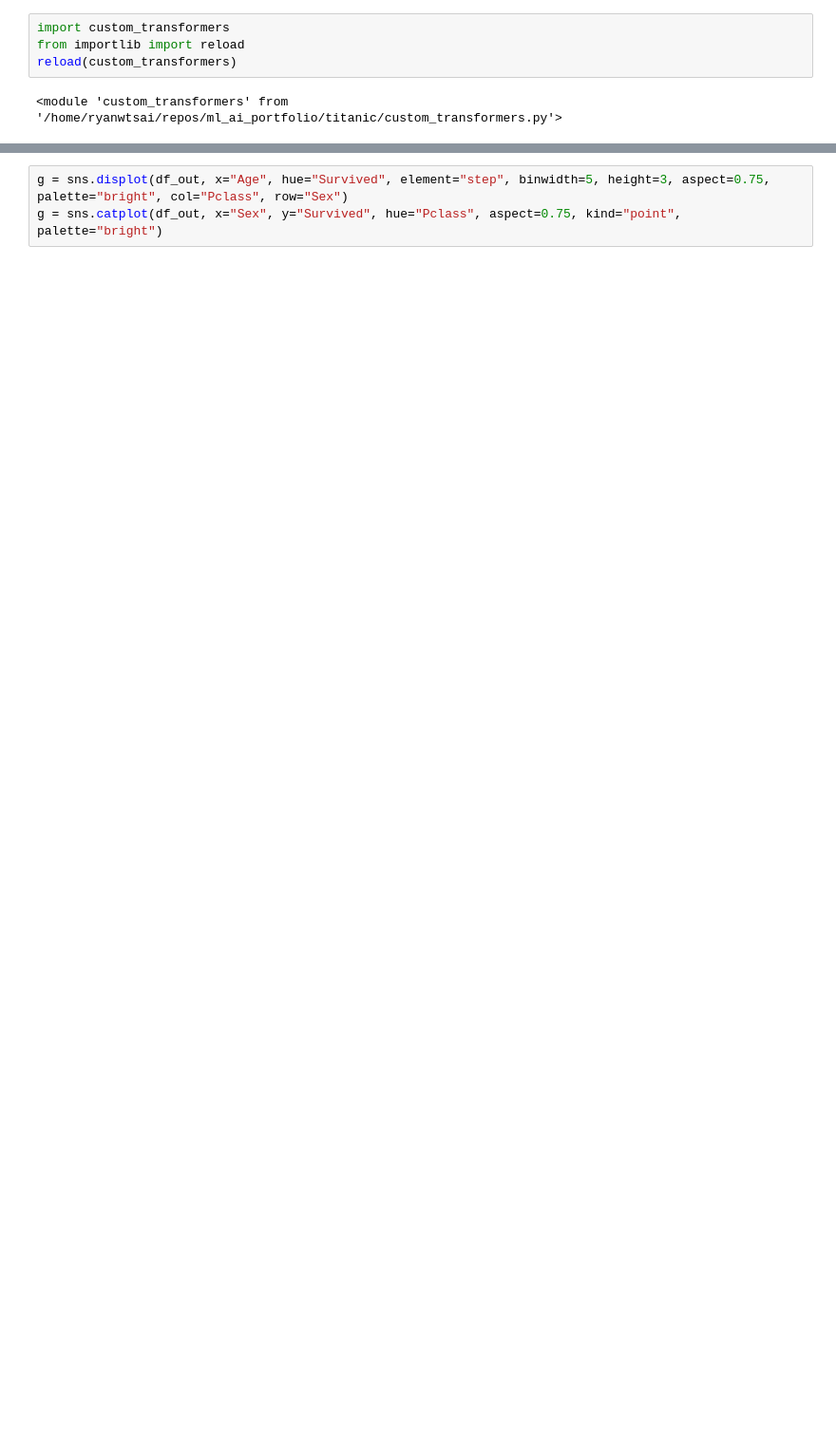
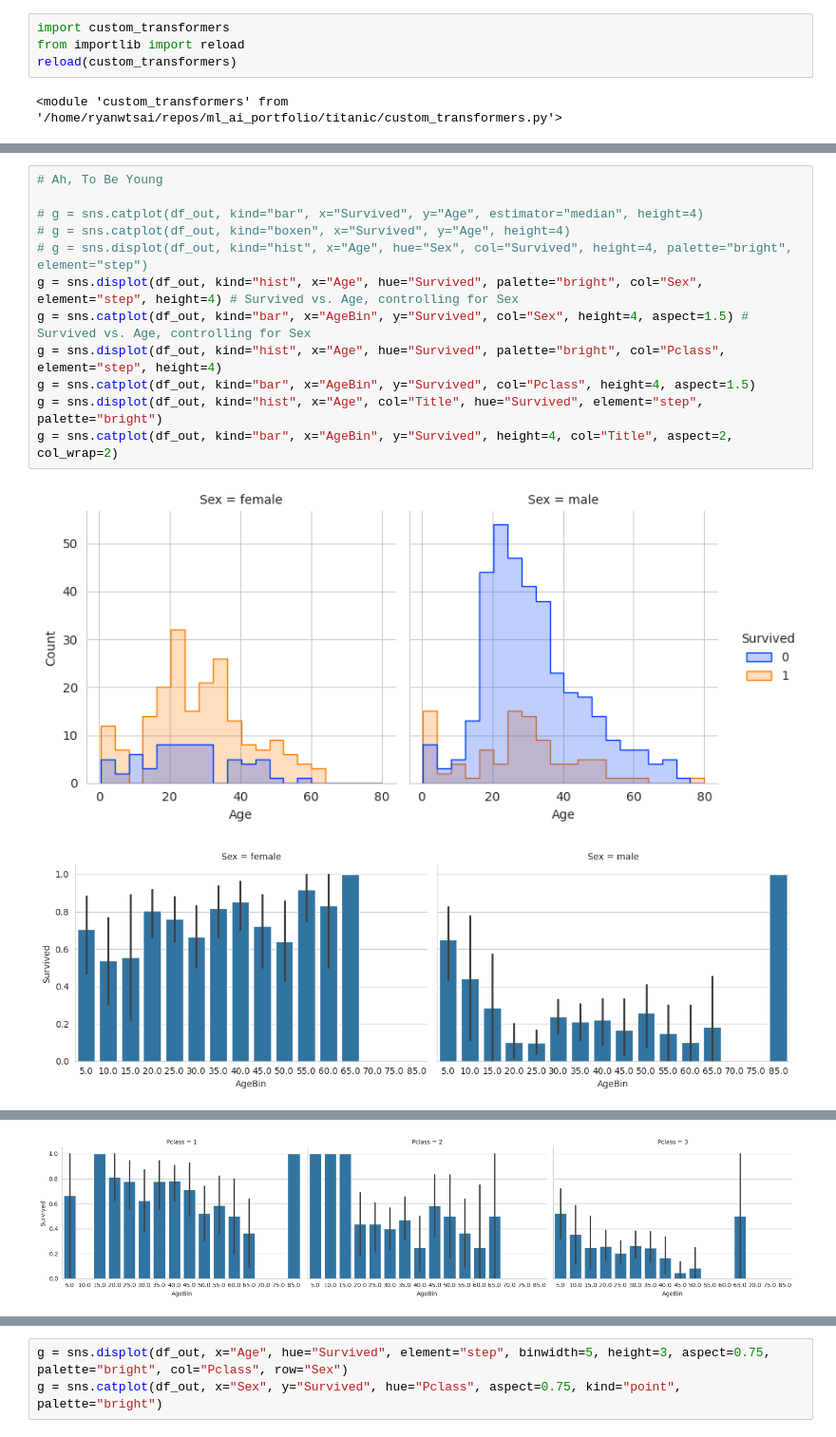
Before and after one commit to rfdspeng/ml_ai_portfolio, a Jupyter notebook: titanic/titanic.ipynb, the cells around one changed output, grey strips where cells are left out. Shown at 95% size. Drawn from its saved outputs; the diff is of its cells as text; blank space fills up the shorter version.

```diff
--- a/titanic/titanic.ipynb
+++ b/titanic/titanic.ipynb
@@ -103,0 +134,15 @@ g = sns.displot(df_out, x="FamilySize", hue="Survived", element="step", discrete
+# %%
+# Ah, To Be Young
+
+# g = sns.catplot(df_out, kind="bar", x="Survived", y="Age", estimator="median", height=4)
+# g = sns.catplot(df_out, kind="boxen", x="Survived", y="Age", height=4)
+# g = sns.displot(df_out, kind="hist", x="Age", hue="Sex", col="Survived", height=4, palette="bright", element="step")
+g = sns.displot(df_out, kind="hist", x="Age", hue="Survived", palette="bright", col="Sex", element="step", height=4) # Survived vs. Age, controlling for Sex
+g = sns.catplot(df_out, kind="bar", x="AgeBin", y="Survived", col="Sex", height=4, aspect=1.5) # Survived vs. Age, controlling for Sex
+g = sns.displot(df_out, kind="hist", x="Age", hue="Survived", palette="bright", col="Pclass", element="step", height=4)
+g = sns.catplot(df_out, kind="bar", x="AgeBin", y="Survived", col="Pclass", height=4, aspect=1.5)
+g = sns.displot(df_out, kind="hist", x="Age", col="Title", hue="Survived", element="step", palette="bright")
+g = sns.catplot(df_out, kind="bar", x="AgeBin", y="Survived", height=4, col="Title", aspect=2, col_wrap=2)
+# %% [output]
+[figure, added]
+[figure, added]
@@ -103,0 +150 @@ g = sns.displot(df_out, x="FamilySize", hue="Survived", element="step", discrete
+[figure, added]
```
Also changed, not shown: parts of 12 cells of this notebook, 1 other file.
